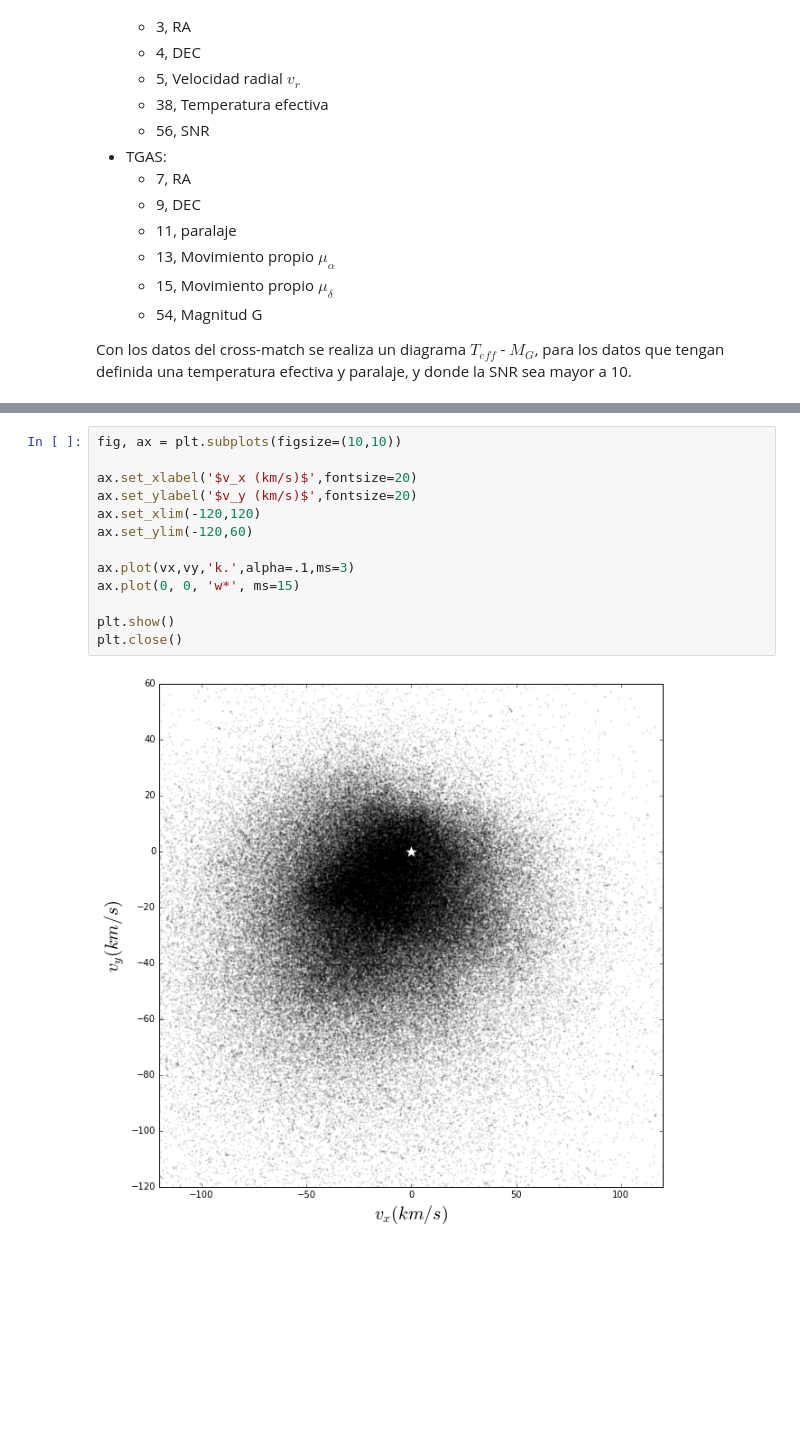
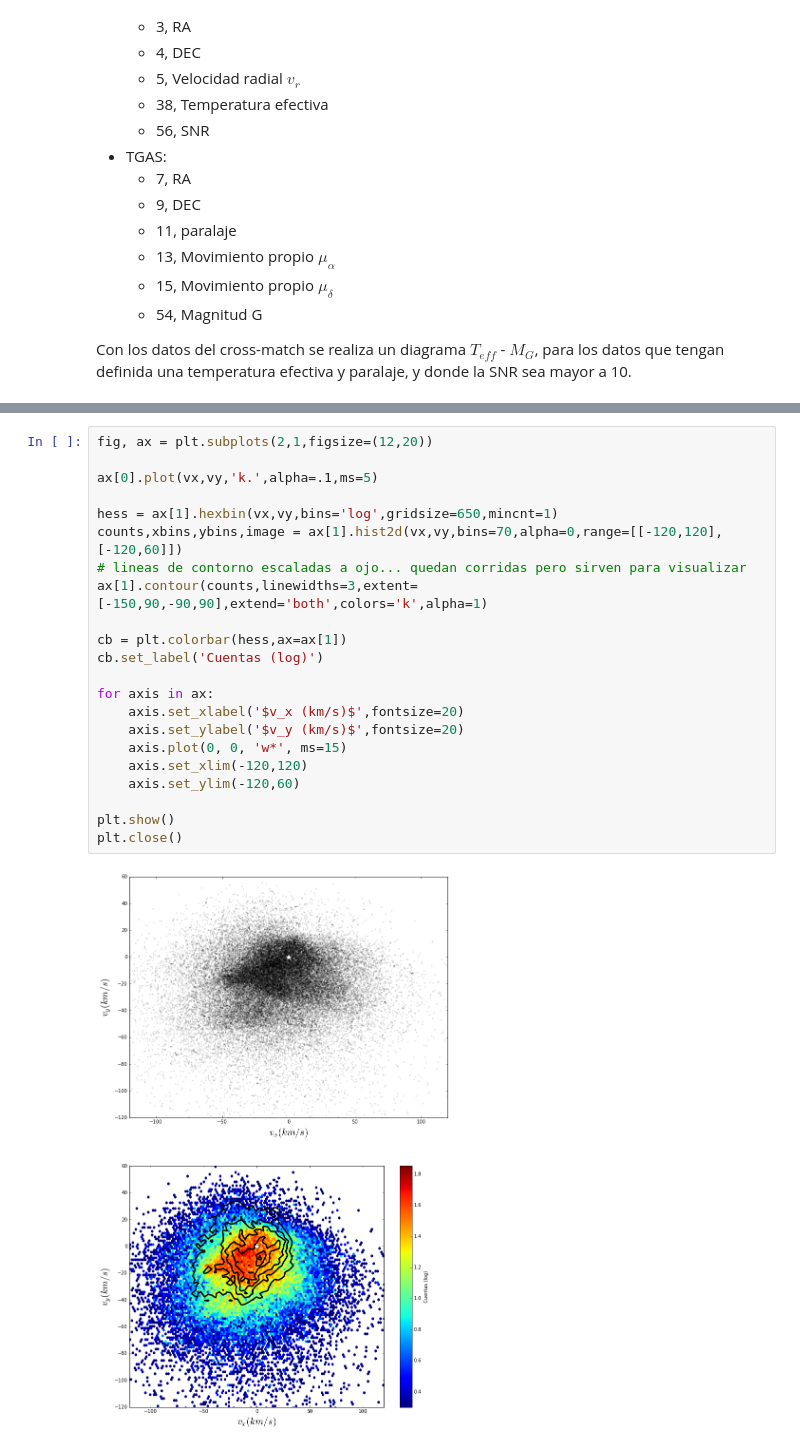
Before and after one commit to ffpenaloza/AstroExp, a Jupyter notebook: tarea3-1/tarea3-1.ipynb, the cells around one changed output, grey strips where cells are left out. Drawn from its saved outputs; the diff is of its cells as text; blank space fills up the shorter version.

```diff
--- a/tarea3-1/tarea3-1.ipynb
+++ b/tarea3-1/tarea3-1.ipynb
@@ -195,19 +200,28 @@ def v_r(alpha, delta, p, mua, mud, vr):
 vx, vy = [], []
 for i in range(0, len(p)):
     v_r(alpha[i], delta[i], p[i], mua[i], mud[i], vr[i])
-# %%
-fig, ax = plt.subplots(figsize=(10,10))
-
-ax.set_xlabel('$v_x (km/s)$',fontsize=20)
-ax.set_ylabel('$v_y (km/s)$',fontsize=20)
-ax.set_xlim(-120,120)
-ax.set_ylim(-120,60)
-
-ax.plot(vx,vy,'k.',alpha=.1,ms=3)
-ax.plot(0, 0, 'w*', ms=15)
-
-plt.show()
-plt.close()
-# %% [output]
-[figure, removed]
+# %%
+fig, ax = plt.subplots(2,1,figsize=(12,20))
+
+ax[0].plot(vx,vy,'k.',alpha=.1,ms=5)
+
+hess = ax[1].hexbin(vx,vy,bins='log',gridsize=650,mincnt=1)
+counts,xbins,ybins,image = ax[1].hist2d(vx,vy,bins=70,alpha=0,range=[[-120,120],[-120,60]])
+# lineas de contorno escaladas a ojo... quedan corridas pero sirven para visualizar
+ax[1].contour(counts,linewidths=3,extent=[-150,90,-90,90],extend='both',colors='k',alpha=1)
+
+cb = plt.colorbar(hess,ax=ax[1])
+cb.set_label('Cuentas (log)')
+
+for axis in ax:
+    axis.set_xlabel('$v_x (km/s)$',fontsize=20)
+    axis.set_ylabel('$v_y (km/s)$',fontsize=20)
+    axis.plot(0, 0, 'w*', ms=15)
+    axis.set_xlim(-120,120)
+    axis.set_ylim(-120,60)
+
+plt.show()
+plt.close()
+# %% [output]
+[figure, added]
 # %% [markdown]
```
Also changed, not shown: parts of 5 cells of this notebook.
